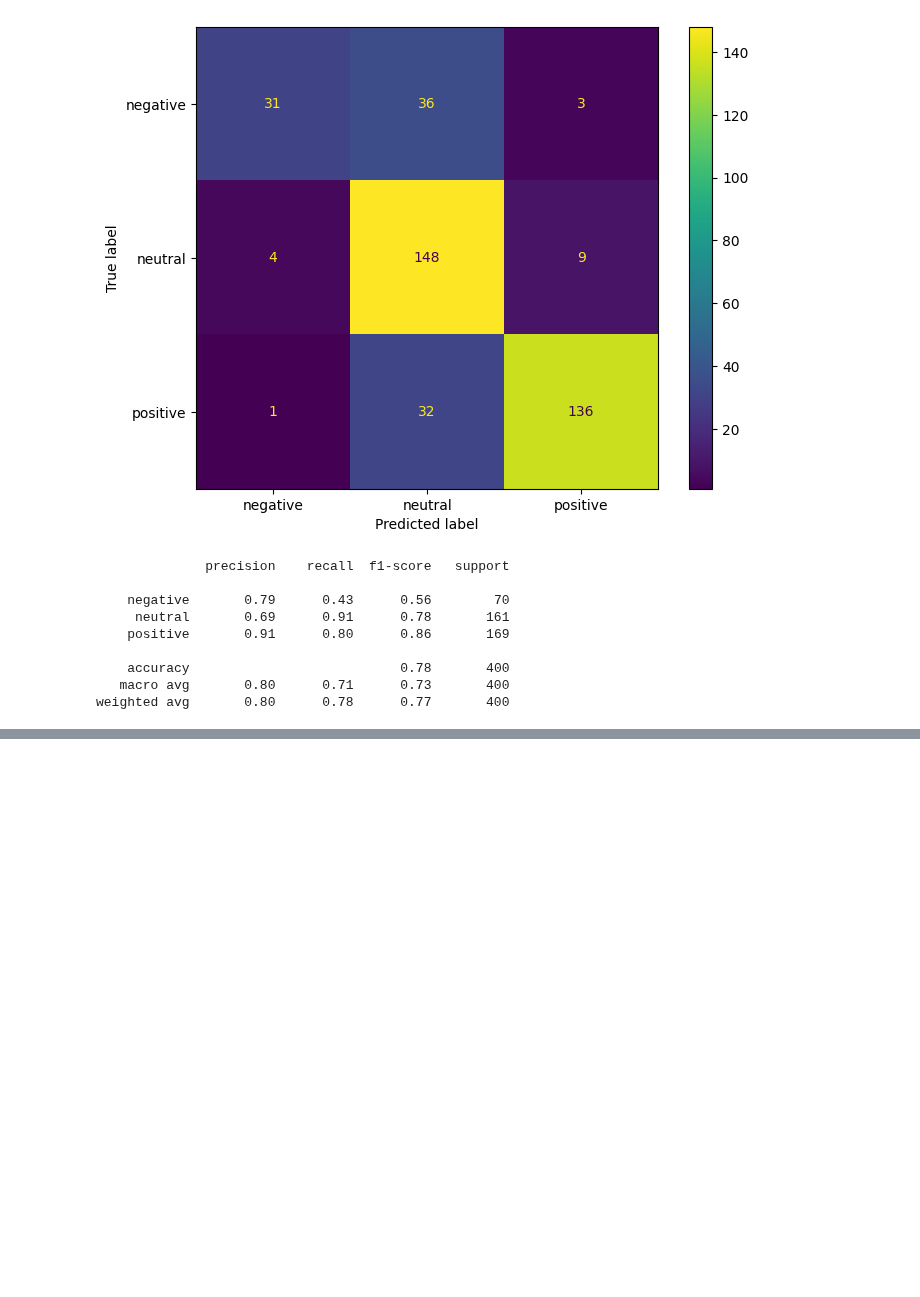
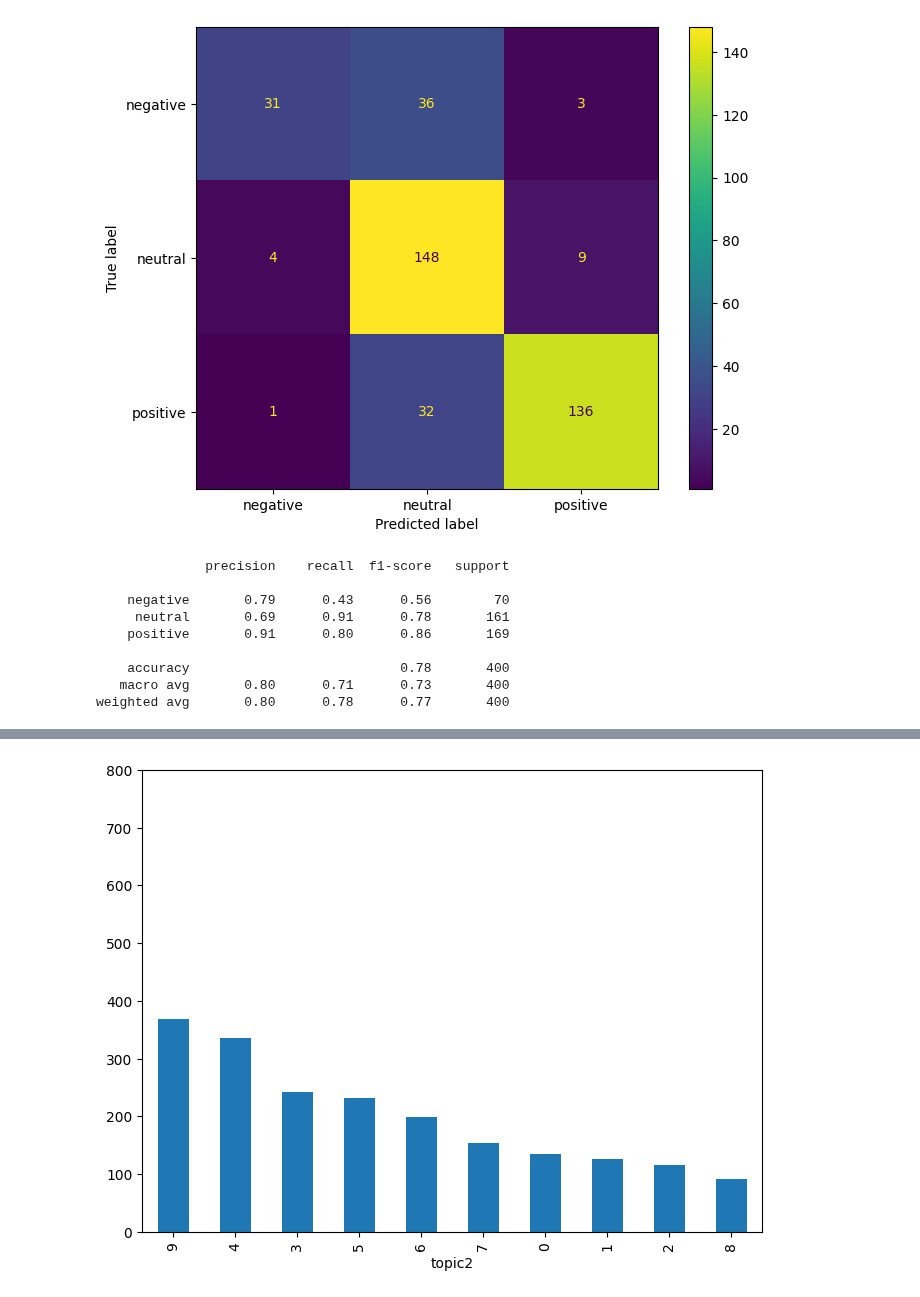
Before and after one commit to wjurden/college-football-project, a Jupyter notebook: code/deep_dives/eleven_warriors_sentiment_analysis.ipynb, the cells around one changed output, grey strips where cells are left out. Cells and saved outputs as stored; diff of their text form; code cells hidden in the pictures; blank space fills up the shorter version.

```diff
--- a/code/deep_dives/eleven_warriors_sentiment_analysis.ipynb
+++ b/code/deep_dives/eleven_warriors_sentiment_analysis.ipynb
@@ -360,0 +421,6 @@ df.head()
+# %%
+df.topic2.value_counts().plot(kind='bar')
+plt.ylim(0,800)
+plt.show()
+# %% [output]
+[figure, added]
```
Also changed, not shown: parts of 21 cells of this notebook.
